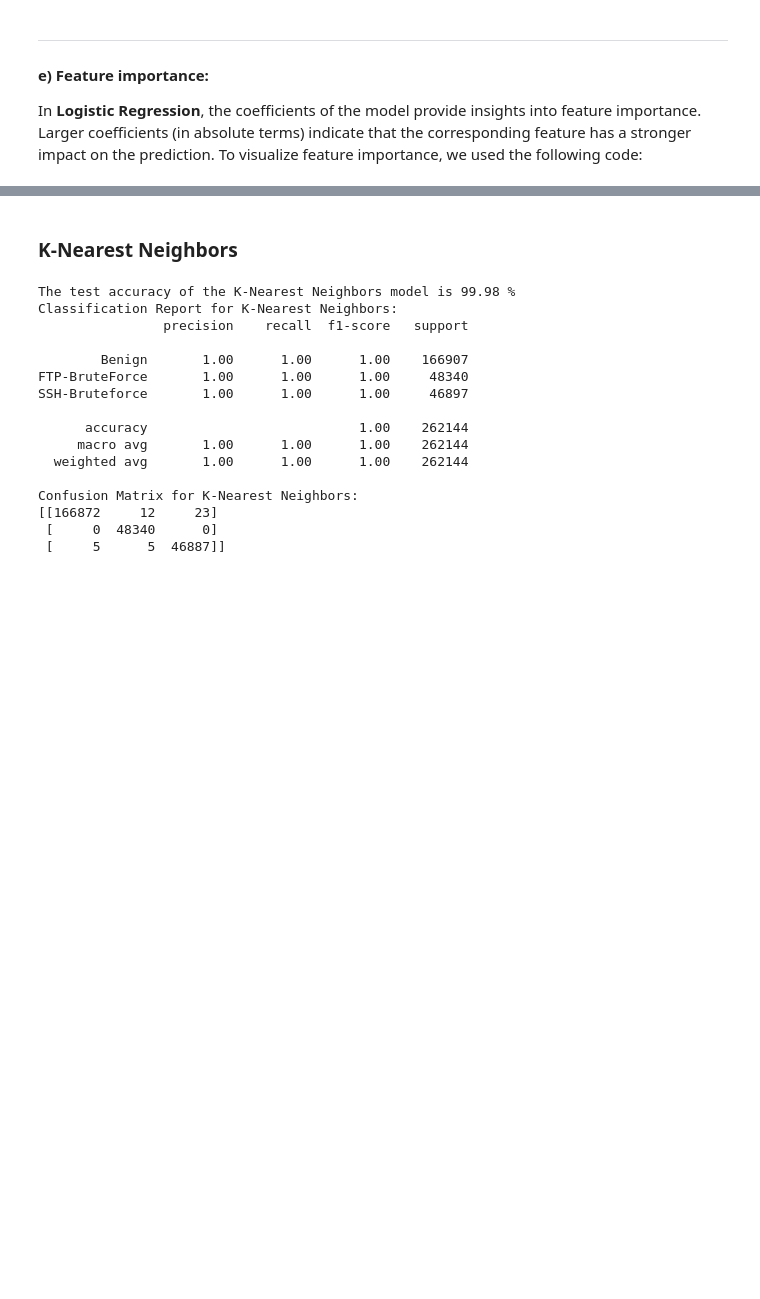
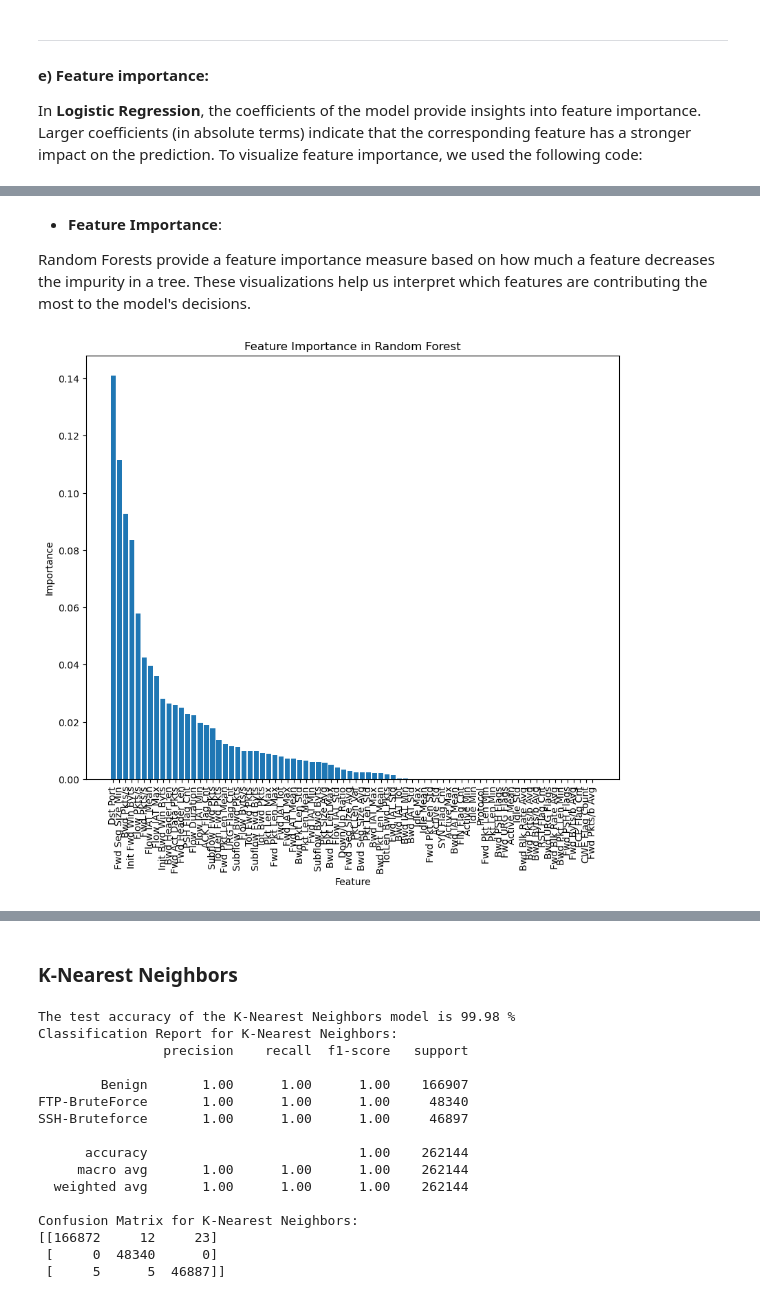
Before and after one commit to AbdullaSadoun/Cyber-Attacks-Machine-Learning, a Jupyter notebook: A2.ipynb, the cells around one changed output, grey strips where cells are left out. Saved outputs shown, nothing was run; the diff lists cells and outputs as text; code cells hidden in the pictures; blank space fills up the shorter version.

```diff
--- a/A2.ipynb
+++ b/A2.ipynb
@@ -320,0 +366,25 @@ Model that is often used when the classes are not linearly separable, but are al
+# %% [markdown]
+
+- **Feature Importance**:
+
+Random Forests provide a feature importance measure based on how much a feature decreases the impurity in a tree. These visualizations help us interpret which features are contributing the most to the model's decisions.
+# %%
+import numpy as np
+
+# Get feature importance from the model
+importances = rf_model.feature_importances_
+indices = np.argsort(importances)[::-1]
+
+# List of feature names
+feature_names = df.drop(columns=['Timestamp', 'Label']).columns
+
+# Plot the feature importances
+plt.figure(figsize=(10, 8))
+plt.title("Feature Importance in Random Forest")
+plt.bar(range(X_train.shape[1]), importances[indices], align="center")
+plt.xticks(range(X_train.shape[1]), feature_names[indices], rotation=90)
+plt.xlabel('Feature')
+plt.ylabel('Importance')
+plt.show()
+# %% [output]
+[figure, added]
```
Also changed, not shown: parts of 38 cells of this notebook.
